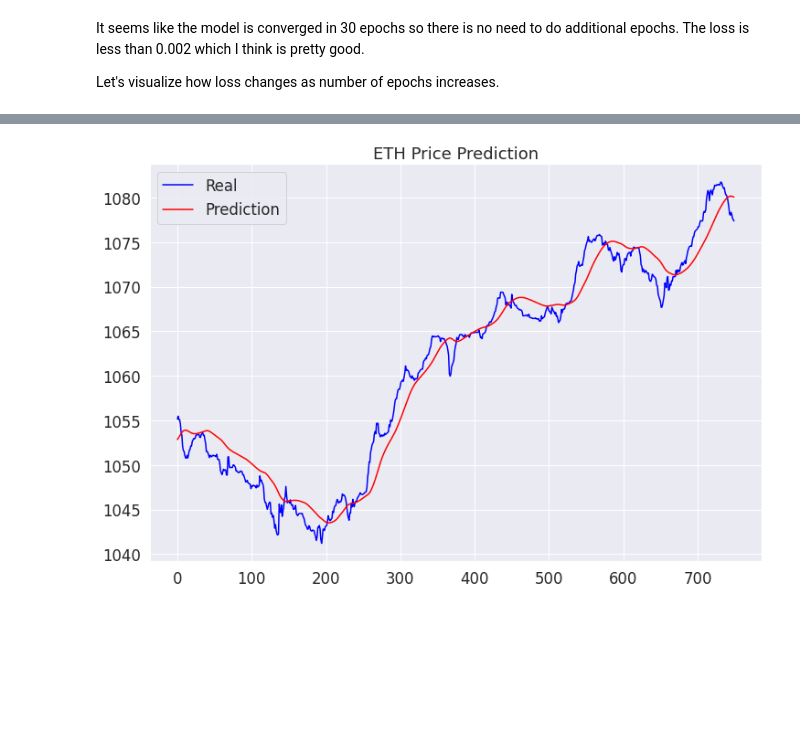
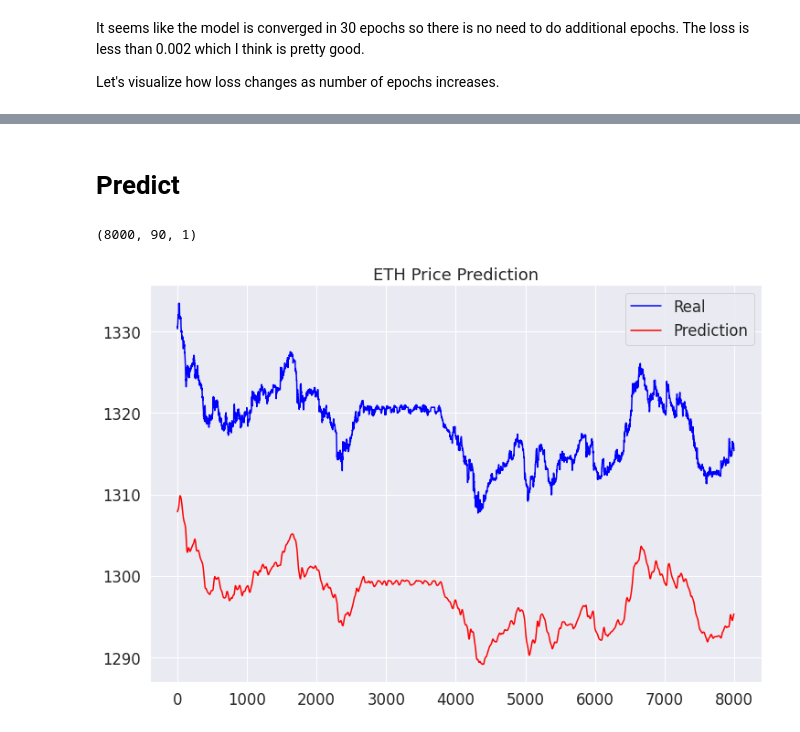
Before and after one commit to jsngalloway/night-trader, a Jupyter notebook: notebooks/ltsm_predictor.ipynb, the cells around one changed output, grey strips where cells are left out. Drawn from its saved outputs; the diff is of its cells as text; code cells hidden in the pictures; blank space fills up the shorter version.

Commit message:
lstm prediction work

```diff
--- a/notebooks/ltsm_predictor.ipynb
+++ b/notebooks/ltsm_predictor.ipynb
@@ -151,0 +165,11 @@ y_test = target_scaled[36000:,:]
+# %%
+points_for_testing = 8000
+points_for_training = len(hist_scaled) - points_for_testing
+
+X_train = hist_scaled[:points_for_training,:,:]
+X_test = hist_scaled[points_for_training:,:,:]
+
+y_train = target_scaled[:points_for_training,:]
+y_test = target_scaled[points_for_training:,:]
+
+print(f"Using {len(y_test)} datapoints for testing, leaving {len(y_train)} points for training")
@@ -193,7 +219,7 @@ We have created a model with 3 LSTM layers and 1 dense layer. It is time to comp
 #    initial_learning_rate=1e-2,
 #    decay_steps=50,
 #    decay_rate=0.9)
-optimizer = optimizers.Adam(learning_rate=.001)
+optimizer = optimizers.Adam()
 model.compile(optimizer=optimizer, loss='mean_squared_error')
 # %%
 history = model.fit(X_train, y_train, epochs=6, batch_size=32)
@@ -247,12 +254,20 @@ ValueError: Expect x to be a non-empty array or dataset.
+# %% [markdown]
+# Predict
+# %%
+X_test.shape
+# %% [output]
+(8000, 90, 1)
+# %%
+pred = model.predict(X_test)
 # %%
-# pred_transformed = sc.inverse_transform(pred)
-# y_test_transformed = sc.inverse_transform(y_test)
+pred_transformed = sc.inverse_transform(pred)
+y_test_transformed = sc.inverse_transform(y_test)
 # %%
-# plt.figure(figsize=(12,8))
-# plt.plot(y_test_transformed, color='blue', label='Real')
-# plt.plot(pred_transformed, color='red', label='Prediction')
-# plt.title('ETH Price Prediction')
-# plt.legend()
-# plt.show()
+plt.figure(figsize=(12,8))
+plt.plot(y_test_transformed, color='blue', label='Real')
+plt.plot(pred_transformed, color='red', label='Prediction')
+plt.title('ETH Price Prediction')
+plt.legend()
+plt.show()
 # %% [output]
-[figure, old version]
+[figure, new version]
```
Also changed, not shown: parts of 28 cells of this notebook, 6 other files.
